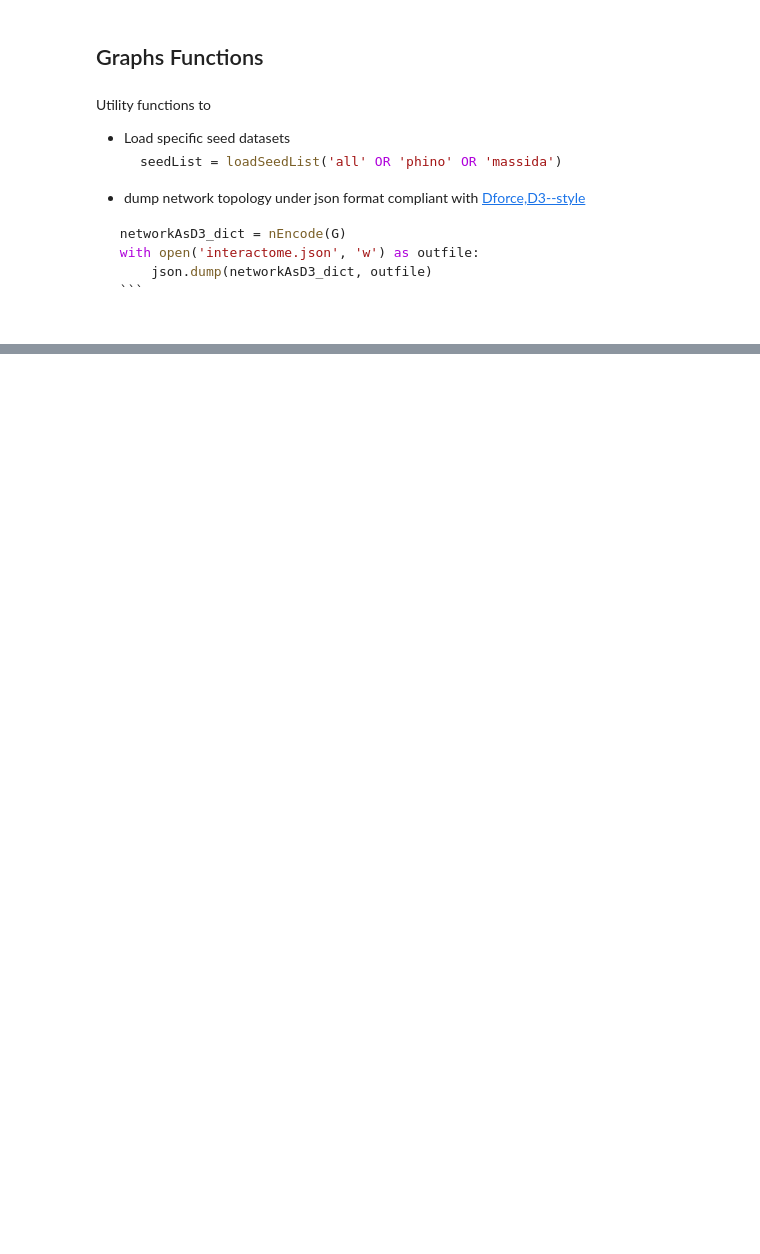
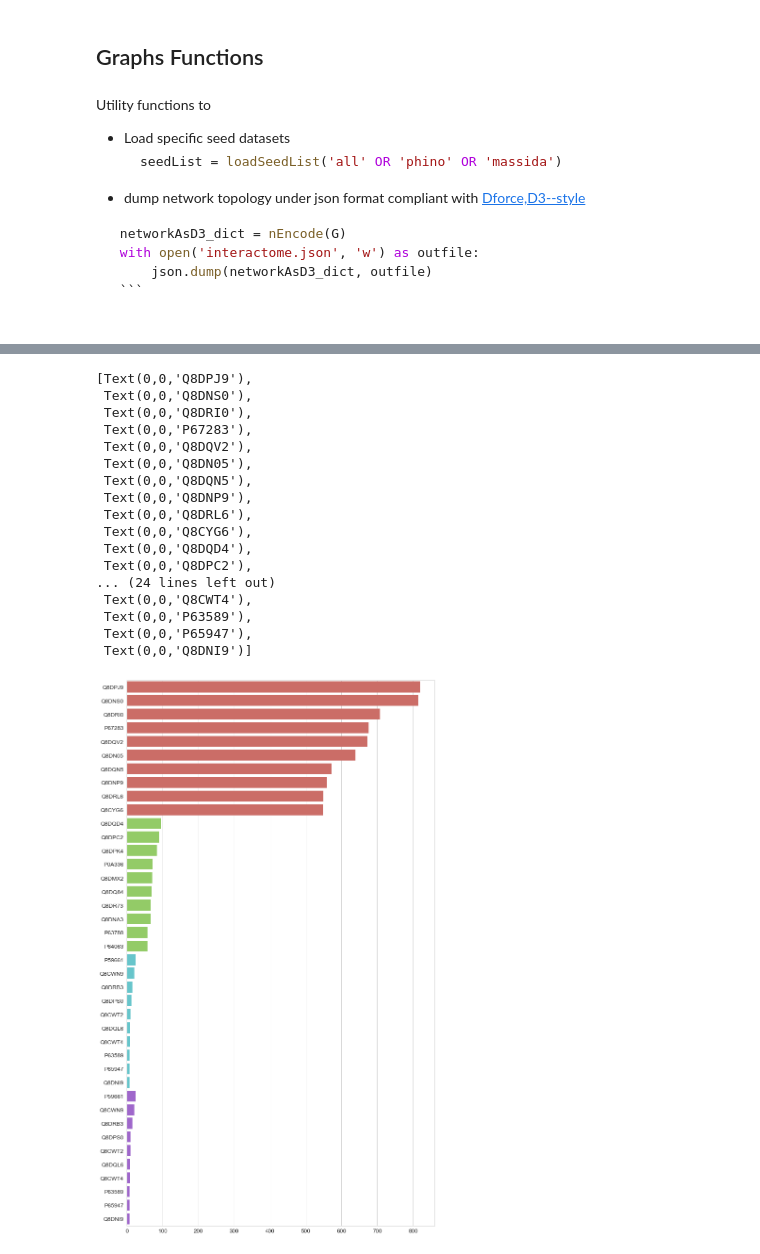
Before and after one commit to glaunay/omegaLoMo, a Jupyter notebook: buildNetwork.ipynb, the cells around one changed output, grey strips where cells are left out. Saved outputs shown, nothing was run; the diff lists cells and outputs as text; code cells hidden in the pictures; blank space fills up the shorter version.

```diff
--- a/buildNetwork.ipynb
+++ b/buildNetwork.ipynb
@@ -86,0 +247,12 @@ non redundant.
+# %%
+
+#%autoreload 2
+import pyproteins.container.Core as co
+tColl = om.templateZipPair()
+mitabTopologyObject.autoAppendable=True
+mitabAsStr = ''
+for t1, t2, d in tColl:
+    mitabAsStr += str(mitabTopologyObject[t1][t2])
+
+with open("/Users/guillaumelaunay/tmp/buildNetwork2/" + tag + ".mitab", "w") as fp:
+    fp.write(mitabAsStr)
@@ -419,0 +738,59 @@ graph.NodeView(G)
+# %%
+import matplotlib.pyplot as plt
+import seaborn as sns
+
+nFirst = 10
+nThresh = 4
+
+# Extract n first in each increasing threshold conditions
+data_flat = []
+_sim = list(gallery.keys())
+_sim.sort()
+
+for t in _sim:
+    data_flat += gallery[t][:(nFirst)]
+
+# Pick One color foreach treshold condition
+# Inital set of even-spaced color
+palette = sns.color_palette("hls", nThresh)
+
+y_dummies = [ i + i%nThresh for i in range(0, len(data_flat) ) ]
+y_dummies = [ i for i in range(0, len(data_flat) ) ]
+x_degree  = [ d["degree"] for d in data_flat ]
+y_labels  = [ d["nodeRef"] for d in data_flat ]
+
+colors = []
+c  = -1
+_C = []
+for i,e in enumerate(data_flat):
+    if i%nFirst == 0:
+        c += 1
+    colors.append(palette[c])
+    _C.append(c)
+
+sns.set(style="whitegrid", font_scale = 1.2)
+fig, ax = plt.subplots()
+# the size of A4 paper
+fig.set_size_inches(11.7, 21.27)
+sns.set_color_codes("pastel")
+sns.barplot(x=x_degree, y=y_dummies, orient='h', ax = ax, label="Total", palette=colors, ci=None)
+ax.set_yticklabels(y_labels)
+# %% [output]
+[Text(0,0,'Q8DPJ9'),
+ Text(0,0,'Q8DNS0'),
+ Text(0,0,'Q8DRI0'),
+ Text(0,0,'P67283'),
+ Text(0,0,'Q8DQV2'),
+ Text(0,0,'Q8DN05'),
+ Text(0,0,'Q8DQN5'),
+ Text(0,0,'Q8DNP9'),
+ Text(0,0,'Q8DRL6'),
+ Text(0,0,'Q8CYG6'),
+ Text(0,0,'Q8DQD4'),
+ Text(0,0,'Q8DPC2'),
+... (24 lines left out)
+ Text(0,0,'Q8CWT4'),
+ Text(0,0,'P63589'),
+ Text(0,0,'P65947'),
+ Text(0,0,'Q8DNI9')]
+[figure, added]
```
Also changed, not shown: parts of 49 cells of this notebook, 13 other files.
